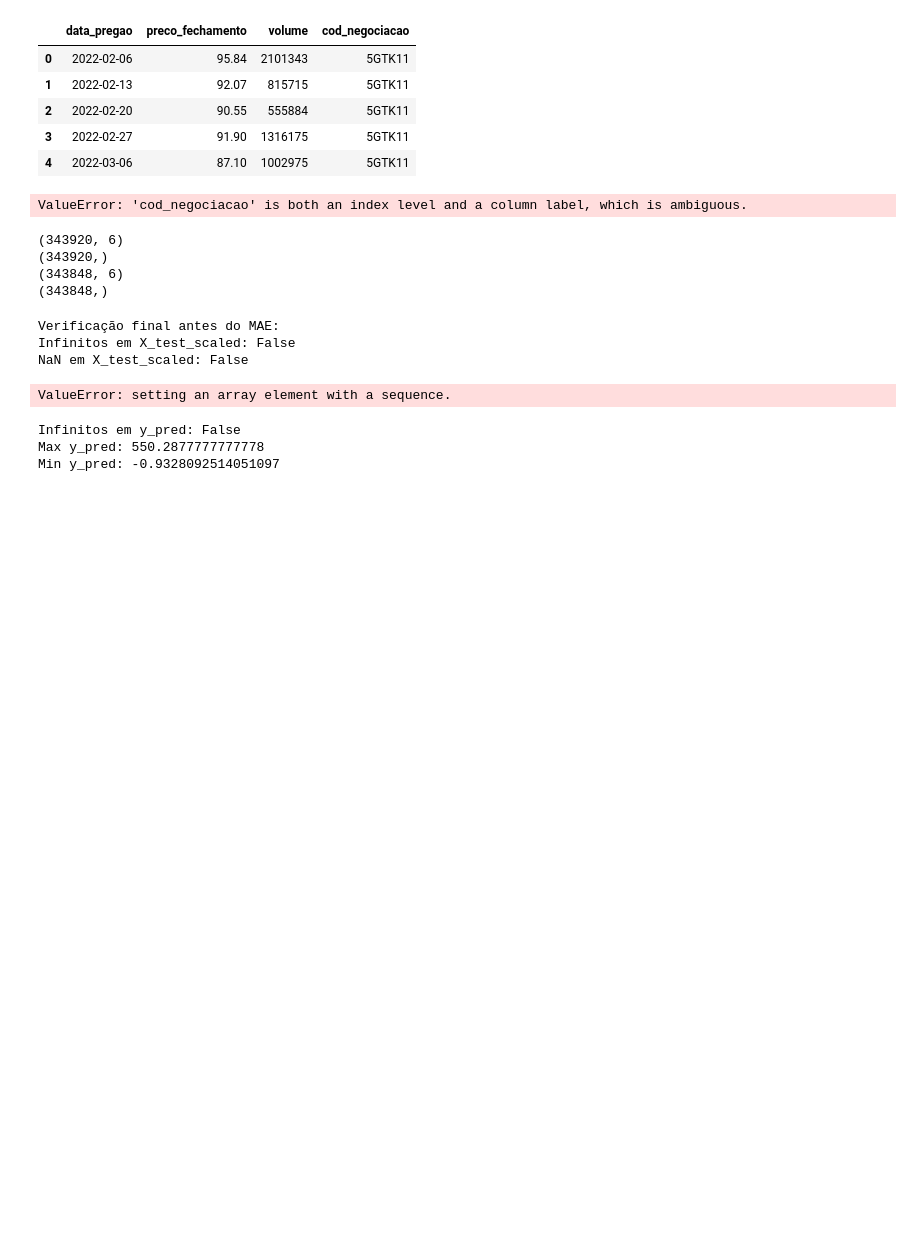
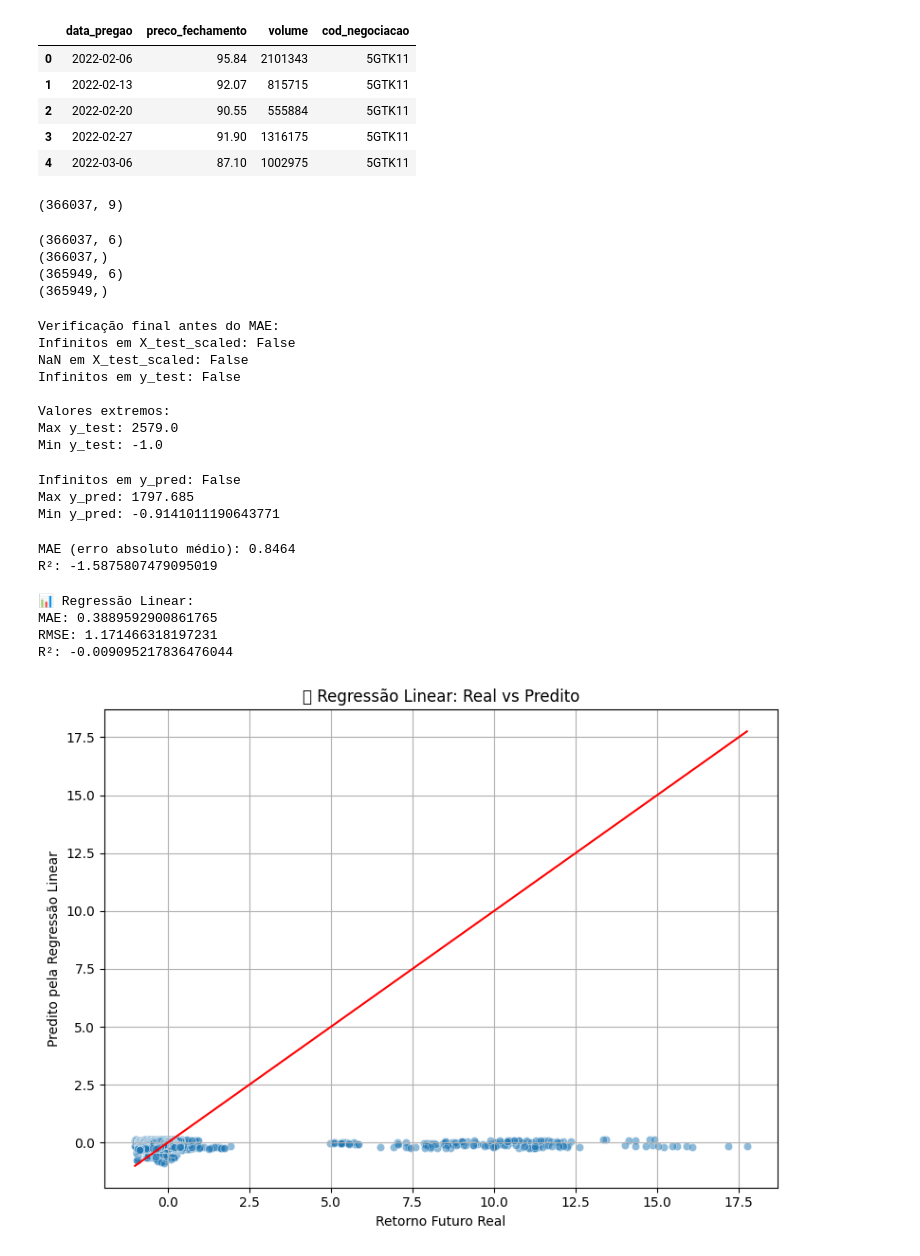
Before and after one commit to brunom764/FinSimples, a Jupyter notebook: src/train.ipynb, the cells around one changed output. Cells and saved outputs as stored; diff of their text form; code cells hidden in the pictures; blank space fills up the shorter version.

```diff
--- a/src/train.ipynb
+++ b/src/train.ipynb
@@ -64,7 +66,21 @@ def extrair_features_vetorizado(df_semanal):
 
 # Aplica a nova função
 # Primeiro, crie a variável alvo como você já fazia (esse trecho ta criando alguns infinitos)
-df_semanal['retorno_futuro'] = df_semanal.groupby('cod_negociacao')['preco_fechamento'].shift(-52) / df_semanal['preco_fechamento'] - 1
+# Cria a variável alvo evitando divisão por zero ou valores nulos
+# Garante que 'cod_negociacao' não esteja no índice
+df_semanal = pd.read_csv("semanal2021-2022.csv")
+
+# Criação do retorno futuro
+preco_futuro = df_semanal.groupby('cod_negociacao')['preco_fechamento'].shift(-52)
+preco_atual = df_semanal['preco_fechamento']
+
+retorno_futuro = np.where(
+    (preco_atual.notna()) & (preco_atual != 0),
+    (preco_futuro - preco_atual) / preco_atual,
+    np.nan
+)
+
+df_semanal['retorno_futuro'] = retorno_futuro
 
 # Agora, crie as features de forma otimizada
 df_features_otimizado = extrair_features_vetorizado(df_semanal)
@@ -74,7 +90,7 @@ df_features_otimizado = df_features_otimizado.dropna()
 
 df_features_otimizado.shape
 # %% [output]
-ValueError: 'cod_negociacao' is both an index level and a column label, which is ambiguous.
+(366037, 9)
 # %%
 # df_features = pd.concat([extrair_features_semanal(g) for _, g in df_semanal.groupby('cod_negociacao')])
 df_features_otimizado = df_features_otimizado.reset_index(drop=True)
@@ -99,10 +115,10 @@ print(y.shape)
 # X_train = X_train[mask]
 # y_train = y_train[mask]
 # %% [output]
-(343920, 6)
-(343920,)
-(343848, 6)
-(343848,)
+(366037, 6)
+(366037,)
+(365949, 6)
+(365949,)
 # %%
 X_train, X_test, y_train, y_test = train_test_split(X, y, test_size=0.2, shuffle=False)
 
@@ -130,7 +146,11 @@ print("Min y_test:", y_test.min())
 Verificação final antes do MAE:
 Infinitos em X_test_scaled: False
 NaN em X_test_scaled: False
+Infinitos em y_test: False
+
+Valores extremos:
+Max y_test: 2579.0
+Min y_test: -1.0
-ValueError: setting an array element with a sequence.
 # %%
 # 7. Treinar modelo
 model = RandomForestRegressor(n_estimators=100, random_state=42)
@@ -145,8 +165,49 @@ print("Min y_pred:", y_pred.min())
 # print(f"MAE (erro absoluto médio): {mae:.4f}")
 # %% [output]
 Infinitos em y_pred: False
-Max y_pred: 550.2877777777778
-Min y_pred: -0.9328092514051097
+Max y_pred: 1797.685
+Min y_pred: -0.9141011190643771
+# %%
+from sklearn.metrics import mean_squared_error, r2_score
+mae = mean_absolute_error(y_test, y_pred)
+print(f"MAE (erro absoluto médio): {mae:.4f}")
+print("R²:", r2_score(y_test, y_pred))
+# %% [output]
+MAE (erro absoluto médio): 0.8464
+R²: -1.5875807479095019
+# %%
+from sklearn.linear_model import LinearRegression
+import matplotlib.pyplot as plt
+import seaborn as sns
+# 7. Treinar modelo de regressão linear
+lr_model = LinearRegression()
+lr_model.fit(X_train, y_train)
+
+# 8. Prever
+y_pred_lr = lr_model.predict(X_test)
+
+# 9. Avaliar
+print("📊 Regressão Linear:")
+print("MAE:", mean_absolute_error(y_test, y_pred_lr))
+print("RMSE:", np.sqrt(mean_squared_error(y_test, y_pred_lr)))
+print("R²:", r2_score(y_test, y_pred_lr))
+
+# 10. Visualização
+plt.figure(figsize=(8, 6))
+sns.scatterplot(x=y_test, y=y_pred_lr, alpha=0.5)
+plt.xlabel("Retorno Futuro Real")
+plt.ylabel("Predito pela Regressão Linear")
+plt.title("📈 Regressão Linear: Real vs Predito")
+plt.plot([y_test.min(), y_test.max()], [y_test.min(), y_test.max()], color='red')
+plt.grid(True)
+plt.tight_layout()
+plt.show()
+# %% [output]
+📊 Regressão Linear:
+MAE: 0.3889592900861765
+RMSE: 1.171466318197231
+R²: -0.009095217836476044
+[figure, added]
 # %%
 # 9. Função para prever nova ação com últimas 12 semanas
 def prever_retorno_semanal(df_semanal, ticker, data_referencia):
```
Also changed, not shown: parts of 2 cells of this notebook, 6 other files.
